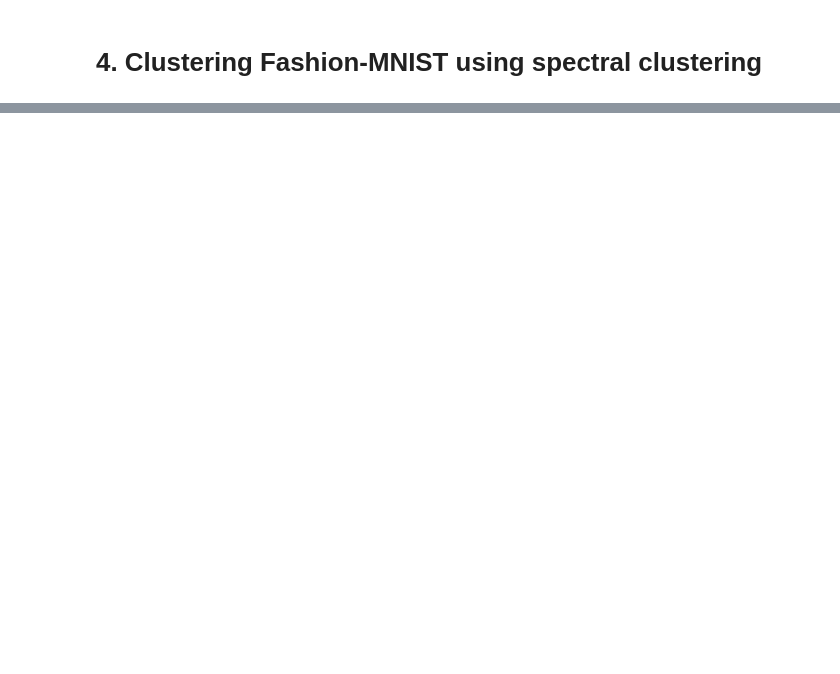
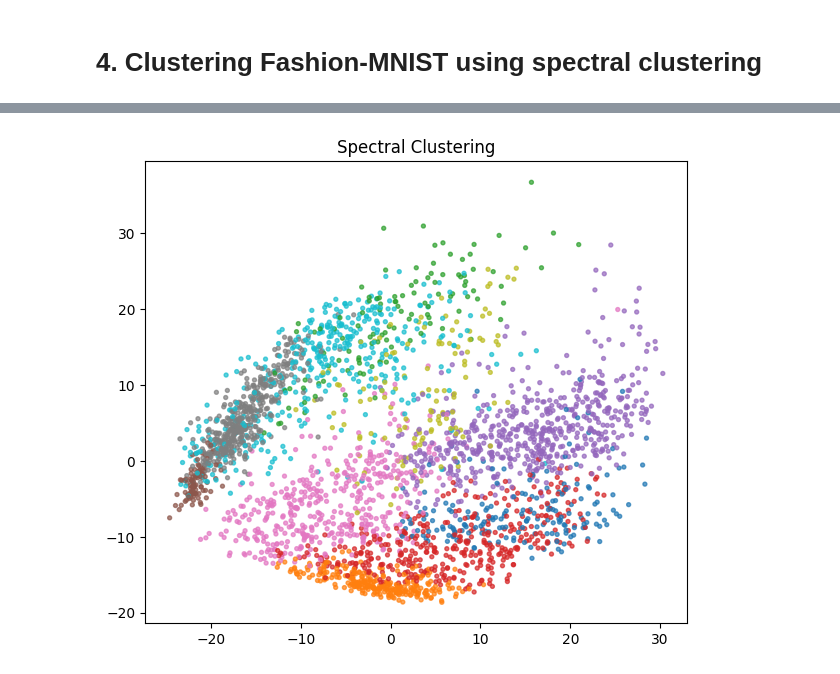
Before and after one commit to Haoqing2001/Math-5750-Project2, a Jupyter notebook: project2.ipynb, the cells around one changed output, grey strips where cells are left out. Drawn from its saved outputs; the diff is of its cells as text; code cells hidden in the pictures; blank space fills up the shorter version.

```diff
--- a/project2.ipynb
+++ b/project2.ipynb
@@ -325,19 +325,17 @@ from sklearn.datasets import fetch_openml
 from sklearn.preprocessing import StandardScaler
 from sklearn.decomposition import PCA
 from sklearn.cluster import SpectralClustering, KMeans
-from sklearn.metrics import confusion_matrix, accuracy_score
-from sklearn.metrics import adjusted_rand_score, normalized_mutual_info_score, silhouette_score
+from sklearn.metrics import confusion_matrix
 from scipy.optimize import linear_sum_assignment
 
 X, y = fetch_openml("Fashion-MNIST", version=1, as_frame=False, parser="auto", return_X_y=True)
 y = y.astype(int)
 
-print("Raw:", X.shape, y.shape)
+#----------- scale -----------
 
 X01 = (X.astype(np.float32) / 255.0)
 scaler = StandardScaler()
 X_std = scaler.fit_transform(X01).astype(np.float32)
-print("Standardized:", X_std.shape)
 
 RNG_SEED = 1
 rng = np.random.default_rng(RNG_SEED)
@@ -347,71 +345,51 @@ idx_sub = rng.choice(X_std.shape[0], size=min(N_SUB, X_std.shape[0]), replace=Fa
 
 X_sub = X_std[idx_sub]
 y_sub = y[idx_sub]
-print("Subsample:", X_sub.shape, y_sub.shape)
 
 pca50 = PCA(n_components=50, svd_solver="randomized", random_state=RNG_SEED)
 X50 = pca50.fit_transform(X_sub).astype(np.float32)
-print("PCA(50) shape:", X50.shape, "| explained variance sum:", pca50.explained_variance_ratio_.sum())
 
 # ========== use spectral clustering to cluster the data
 k = 10
-N_NEI = 12
 
 spec = SpectralClustering(
     n_clusters=k,
     eigen_solver="arpack",
     affinity="nearest_neighbors",
-    n_neighbors=N_NEI,
+    n_neighbors=12,
     assign_labels="kmeans",
-    random_state=RNG_SEED,
-    n_init=10
+    random_state=RNG_SEED
 )
 
 labels_spec = spec.fit_predict(X50)
 
-def align_and_report(y_true, y_pred, title=""):
-    C = confusion_matrix(y_true, y_pred, labels=range(k))
-    row_ind, col_ind = linear_sum_assignment(-C)  # maximize diagonal
-    pred2true = {pred: true for true, pred in zip(row_ind, col_ind)}
-    y_aligned = np.vectorize(lambda p: pred2true[p])(y_pred)
+C = confusion_matrix(y_sub, labels_spec, labels=range(k))
+row_ind, col_ind = linear_sum_assignment(-C)
+pred2true = {pred: true for true, pred in zip(row_ind, col_ind)}
+y_aligned = np.vectorize(lambda p: pred2true.get(p, -1))(labels_spec)
 
-    C_aligned = confusion_matrix(y_true, y_aligned, labels=range(k))
-    acc = accuracy_score(y_true, y_aligned)
-    ari = adjusted_rand_score(y_true, y_pred)             # permutation-invariant
-    nmi = normalized_mutual_info_score(y_true, y_pred)    # permutation-invariant
-    sil = silhouette_score(X50, y_pred, metric="euclidean")  # quality within 50D space
+C_aligned = confusion_matrix(y_sub, y_aligned, labels=range(k))
+print("\nConfusion Matrix:")
+print(C_aligned)
 
-    print(f"\n=== {title} ===")
-    print("[Label mapping] pred -> true:", pred2true)
-    print("Accuracy (after optimal permutation): {:.4f}".format(acc))
-    print("ARI: {:.4f} | NMI: {:.4f} | Silhouette(50D): {:.4f}".format(ari, nmi, sil))
+#---------- visualization ----------
+pca2 = PCA(n_components=2, random_state=RNG_SEED)
+X2 = pca2.fit_transform(X50)
 
-    df = pd.DataFrame(
-        C_aligned,
-        index=[f"true_{i}" for i in range(k)],
-        columns=[f"pred_{i}" for i in range(k)]
-    )
-    return df, acc, ari, nmi, sil
-
-df_spec, acc_spec, ari_spec, nmi_spec, sil_spec = align_and_report(y_sub, labels_spec, title="Spectral Clustering")
-
-pca2 = PCA(n_components=2, random_state=RNG_SEED)
-X2 = pca2.fit_transform(X50).astype(np.float32)
-
-centers2 = np.vstack([X2[labels_spec == c].mean(axis=0) for c in range(k)])
-
-plt.figure(figsize=(7, 6))
-plt.scatter(X2[:, 0], X2[:, 1], c=labels_spec, s=8, alpha=0.7)
-plt.scatter(centers2[:, 0], centers2[:, 1], marker='X', s=200, edgecolor='k', linewidth=1.0)
-plt.title(f"Spectral Clustering on PCA(50) → PCA(2) viz (k={k}, n_neighbors={N_NEI})")
-plt.xlabel("PC1"); plt.ylabel("PC2")
+plt.figure(figsize=(7,6))
+plt.scatter(X2[:,0], X2[:,1], c=y_aligned, s=8, alpha=0.7, cmap='tab10')
+plt.title("Spectral Clustering")
 plt.show()
 
-km = KMeans(n_clusters=k, n_init=20, random_state=RNG_SEED)
+km = KMeans(n_clusters=k, n_init=10, random_state=RNG_SEED)
 labels_km = km.fit_predict(X50)
 
-df_km, acc_km, ari_km, nmi_km, sil_km = align_and_report(y_sub, labels_km, title="KMeans (for comparison)")
+C_km = confusion_matrix(y_sub, labels_km, labels=range(k))
+row_ind, col_ind = linear_sum_assignment(-C_km)
+pred2true_km = {pred: true for true, pred in zip(row_ind, col_ind)}
+y_km_aligned = np.vectorize(lambda p: pred2true_km.get(p, -1))(labels_km)
 
-print("\n=== Summary (same 3000 subset, 50D) ===")
-print(f"Spectral:  ACC={acc_spec:.4f}  ARI={ari_spec:.4f}  NMI={nmi_spec:.4f}  SIL={sil_spec:.4f}")
-print(f"KMeans  :  ACC={acc_km:.4f}  ARI={ari_km:.4f}  NMI={nmi_km:.4f}  SIL={sil_km:.4f}")
+C_km_aligned = confusion_matrix(y_sub, y_km_aligned, labels=range(k))
+print("\nKMeans confusion matrix (after alignment):")
+print(C_km_aligned)
+# %% [output]
@@ -417,0 +407 @@ print(f"KMeans  :  ACC={acc_km:.4f}  ARI={ari_km:.4f}  NMI={nmi_km:.4f}  SIL={si
+[figure, added]
```
Also changed, not shown: parts of 3 cells of this notebook.
